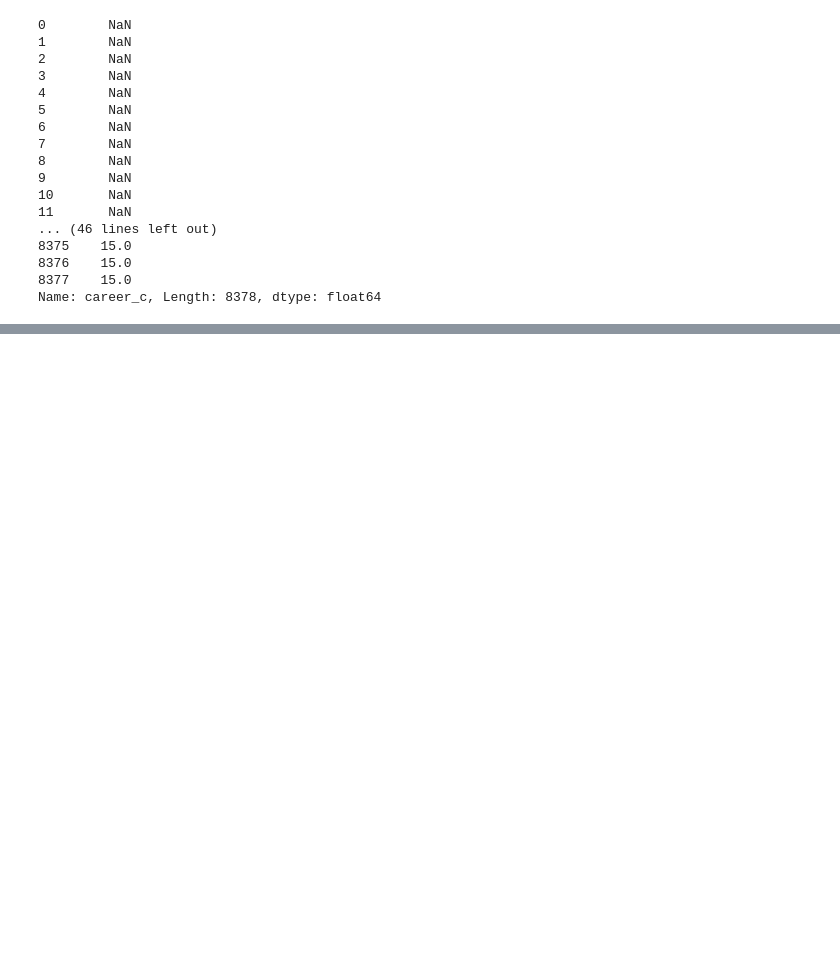
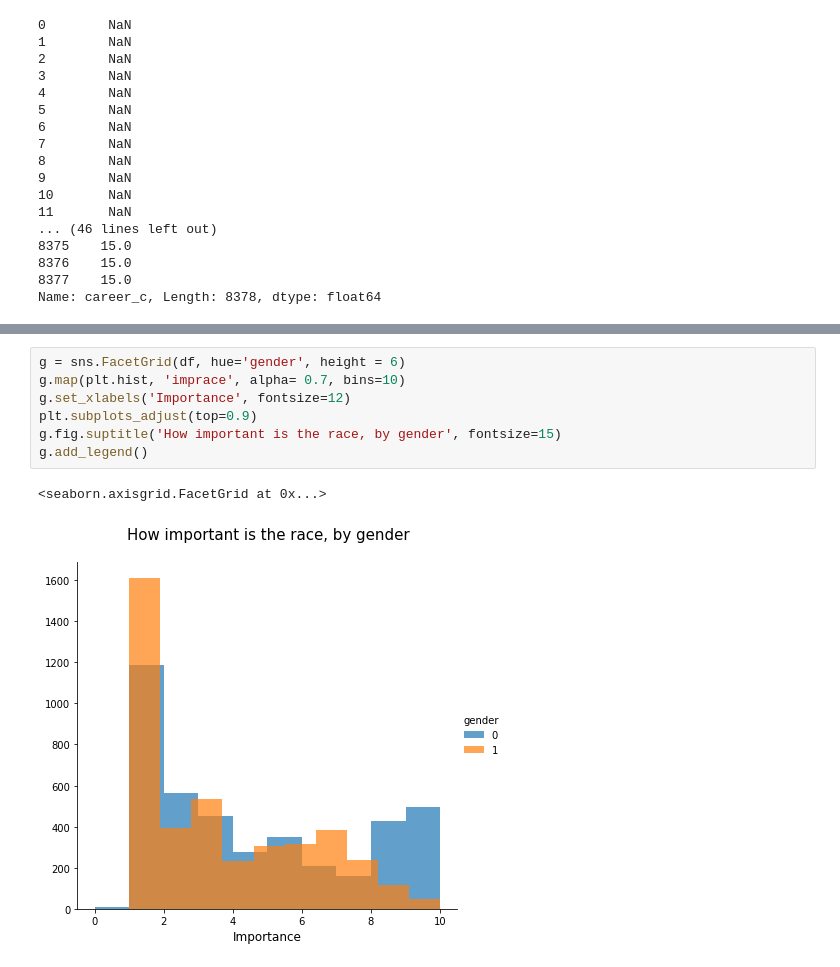
Before and after one commit to kshitijasankhe/SpeedDatingDataset, a Jupyter notebook: Findings.ipynb, the cells around one changed output, grey strips where cells are left out. Drawn from its saved outputs; the diff is of its cells as text; blank space fills up the shorter version.

```diff
--- a/First_Finding.ipynb
+++ b/Findings.ipynb
@@ -267,0 +291,10 @@ Name: career_c, Length: 8378, dtype: float64
+# %%
+g = sns.FacetGrid(df, hue='gender', height = 6)
+g.map(plt.hist, 'imprace', alpha= 0.7, bins=10)
+g.set_xlabels('Importance', fontsize=12)
+plt.subplots_adjust(top=0.9)
+g.fig.suptitle('How important is the race, by gender', fontsize=15)
+g.add_legend()
+# %% [output]
+<seaborn.axisgrid.FacetGrid at 0x...>
+[figure, added]
```
Also changed, not shown: parts of 4 cells of this notebook, 1 other file.
